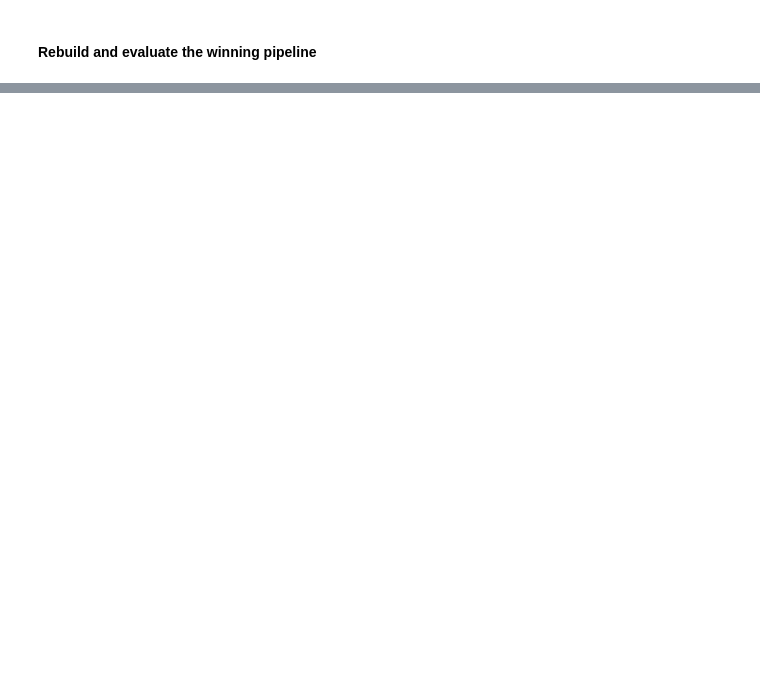
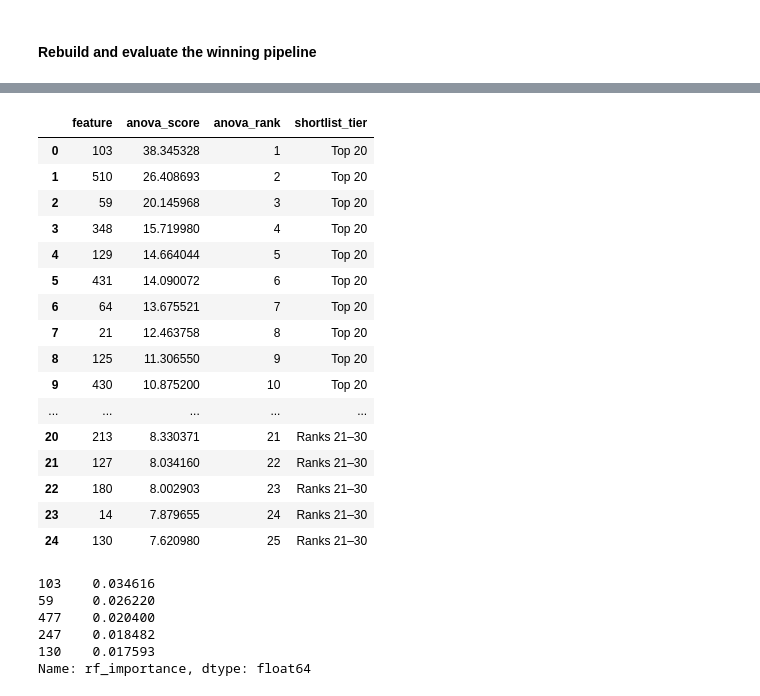
Before and after one commit to DRPproton/semiconductor-projects-tda, a Jupyter notebook: Project-1_SECOM/notebooks/notebook.ipynb, the cells around one changed output, grey strips where cells are left out. Drawn from its saved outputs; the diff is of its cells as text; code cells hidden in the pictures; blank space fills up the shorter version.

```diff
--- a/Project-1_SECOM/notebooks/notebook.ipynb
+++ b/Project-1_SECOM/notebooks/notebook.ipynb
@@ -1881,0 +1887,7 @@ best_optuna_cv_summary
+# %%
+cv_settings = {
+    "n_splits": 5,
+    "n_repeats": 5,
+    "random_state": 42,
+    "n_jobs": -1,
+}
@@ -1881,0 +1896,3 @@ best_optuna_cv_summary
+# %%
+summary_list = [baseline_cv_summary]
+fitted_pipelines = {}
@@ -1881,0 +2026,11 @@ best_optuna_cv_summary
+# %%
+selector_100 = fitted_pipelines[100].named_steps["selector"]
+
+top_100_table = pd.DataFrame({
+    "feature": selected_features[100],
+    "anova_score": selector_100.scores_[
+        selector_100.get_support()
+    ],
+})
+
+top_100_table = top_100_table.sort_values("anova_score", ascending=False).reset_index(drop=True)
@@ -1881,0 +2051,51 @@ best_optuna_cv_summary
+# %%
+top_100_table["anova_rank"] = range(1, len(top_100_table) + 1)
+# %%
+top_100_table["shortlist_tier"] = pd.cut(
+    top_100_table["anova_rank"],
+    bins=[0, 20, 30, 40, 70, 100],
+    labels=[
+        "Top 20",
+        "Ranks 21–30",
+        "Ranks 31–40",
+        "Ranks 41–70",
+        "Ranks 71–100",
+    ],
+)
+
+top_100_table.head(25)
+# %% [output]
+|  | feature | anova_score | anova_rank | shortlist_tier |
+| 0 | 103 | 38.345328 | 1 | Top 20 |
+| 1 | 510 | 26.408693 | 2 | Top 20 |
+| 2 | 59 | 20.145968 | 3 | Top 20 |
+| 3 | 348 | 15.719980 | 4 | Top 20 |
+| 4 | 129 | 14.664044 | 5 | Top 20 |
+| 5 | 431 | 14.090072 | 6 | Top 20 |
+| 6 | 64 | 13.675521 | 7 | Top 20 |
+| 7 | 21 | 12.463758 | 8 | Top 20 |
+| 8 | 125 | 11.306550 | 9 | Top 20 |
+| 9 | 430 | 10.875200 | 10 | Top 20 |
+| ... | ... | ... | ... | ... |
+| 20 | 213 | 8.330371 | 21 | Ranks 21–30 |
+| 21 | 127 | 8.034160 | 22 | Ranks 21–30 |
+| 22 | 180 | 8.002903 | 23 | Ranks 21–30 |
+| 23 | 14 | 7.879655 | 24 | Ranks 21–30 |
+| 24 | 130 | 7.620980 | 25 | Ranks 21–30 |
+# %%
+rf_importance_100 = pd.Series(
+    fitted_pipelines[100][
+        "classifier"
+    ].feature_importances_,
+    index=selected_features[100],
+    name="rf_importance",
+)
+
+rf_importance_100.sort_values(ascending=False).head()
+# %% [output]
+103    0.034616
+59     0.026220
+477    0.020400
+247    0.018482
+130    0.017593
+Name: rf_importance, dtype: float64
```
Also changed, not shown: parts of 21 cells of this notebook, 2 other files.
